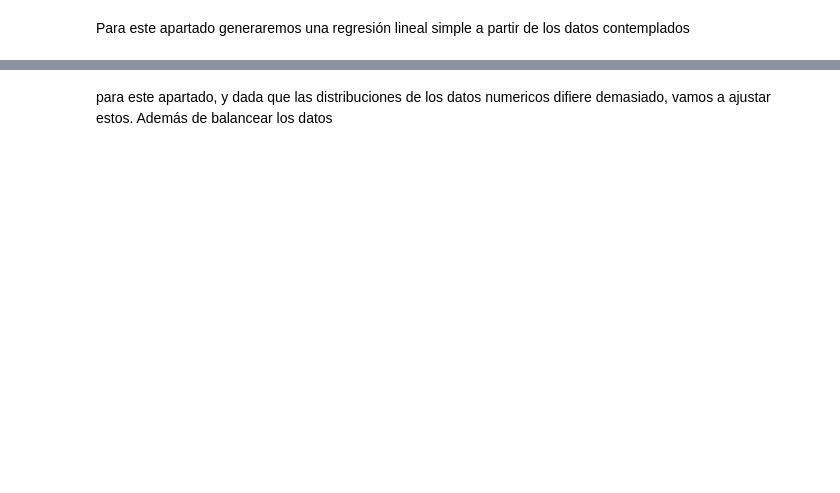
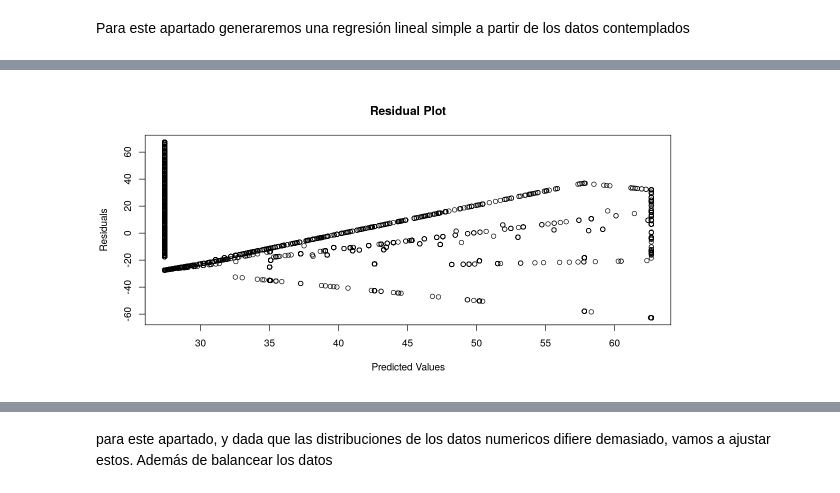
Before and after one commit to gdelgador/devcontainers-rstudio, a Jupyter notebook: explore-data/activida1.ipynb, the cells around one changed output, grey strips where cells are left out. Cells and saved outputs as stored; diff of their text form; code cells hidden in the pictures; blank space fills up the shorter version.

```diff
--- a/explore-data/activida1.ipynb
+++ b/explore-data/activida1.ipynb
@@ -925,0 +974,8 @@ Para este apartado generaremos una regresión lineal simple a partir de los dato
+# %%
+# Generate residuals
+residuals <- test_data$net_sales - predictions
+
+# Plot residuals
+plot(predictions, residuals, xlab = "Predicted Values", ylab = "Residuals", main = "Residual Plot")
+# %% [output]
+[figure, added]
```
Also changed, not shown: parts of 38 cells of this notebook, 3 other files.
